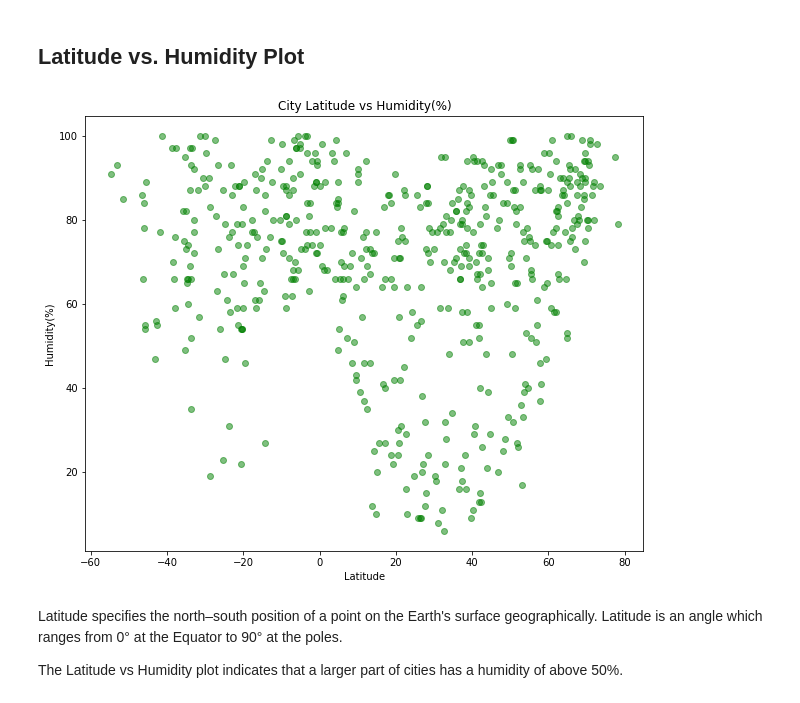
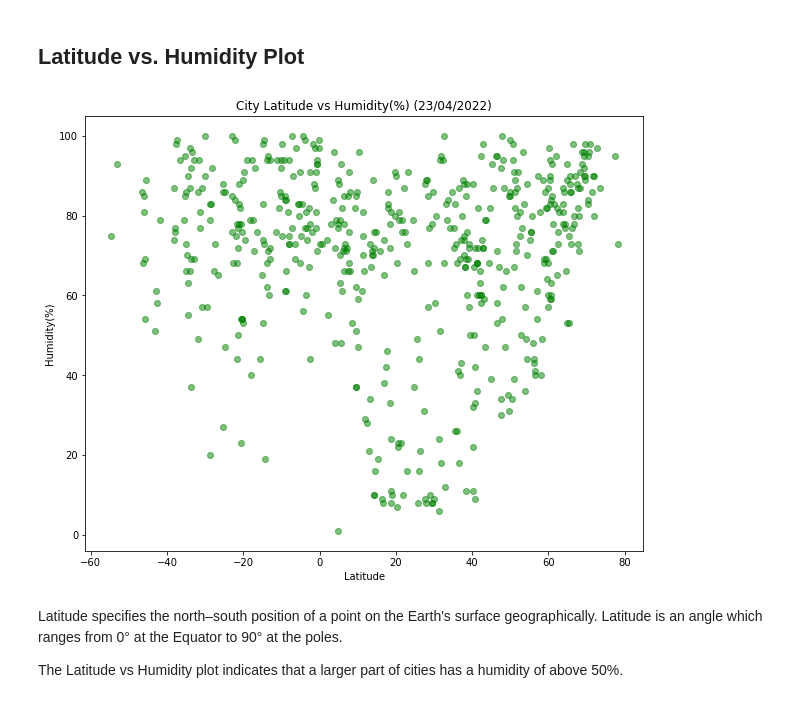
Before and after one commit to AlineHornoff/Python_API_challenge, a Jupyter notebook: WeatherPy/WeatherPy.ipynb, the cells around one changed output. Cells and saved outputs as stored; diff of their text form; code cells hidden in the pictures.

```diff
--- a/WeatherPy/WeatherPy.ipynb
+++ b/WeatherPy/WeatherPy.ipynb
@@ -117,9 +120,9 @@ Processing Record 9 | rikitea
 # %%
 # Drop cities that return blanks
 Cities_df.replace("", np.nan, inplace = True)
-Cities_df = Cities_df.dropna()
+CitiesClean_df = Cities_df.dropna()
 
 # Display  data frame
-Cities_df.head()
+CitiesClean_df.head()
 # %% [output]
 |  | City | Temperature(C) | Humidity(%) | Cloudiness(%) | Wind Speed (kph) | Latitude | Longitude |
@@ -194,22 +197,22 @@ The Latitude vs Temperature plot indicates the closer a city is to the Equator t
 # %%
 # Set graph size
 plt.figure(figsize=(10,8))
 
 # Create the scatter plot 'City Latitude vs Humidity(%)'
-plt.scatter(Cities_df["Latitude"], Cities_df["Humidity(%)"], color='g', alpha=0.5)
+plt.scatter(CitiesClean_df["Latitude"], CitiesClean_df["Humidity(%)"], color='g', alpha=0.5)
 
 # Label the scatter plot
 plt.xlabel('Latitude')
 plt.ylabel('Humidity(%)')
-plt.title(f'City Latitude vs Humidity(%)')
+plt.title(f'City Latitude vs Humidity(%) (23/04/2022)')
 
 # Save the scatter plot as png
 plt.savefig("WeatherPy_Data_Output/LatitudeVsHumidity.png")
 
 # Display scatter plot 'City Latitude vs Humidity(%)'
 plt.show()
 # %% [output]
-[figure, old version]
+[figure, new version]
 # %% [markdown]
 Latitude specifies the north–south position of a point on the Earth's surface geographically. Latitude is an angle which ranges from 0° at the Equator to 90° at the poles.
 
```
Also changed, not shown: parts of 11 cells of this notebook, 5 other files.
